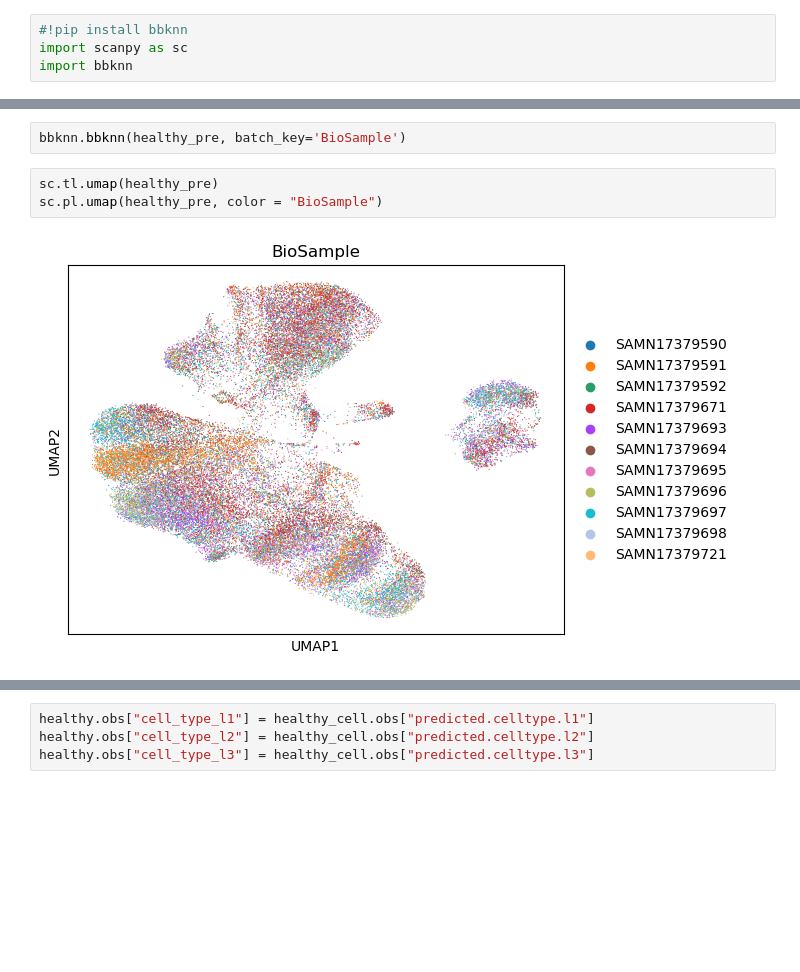
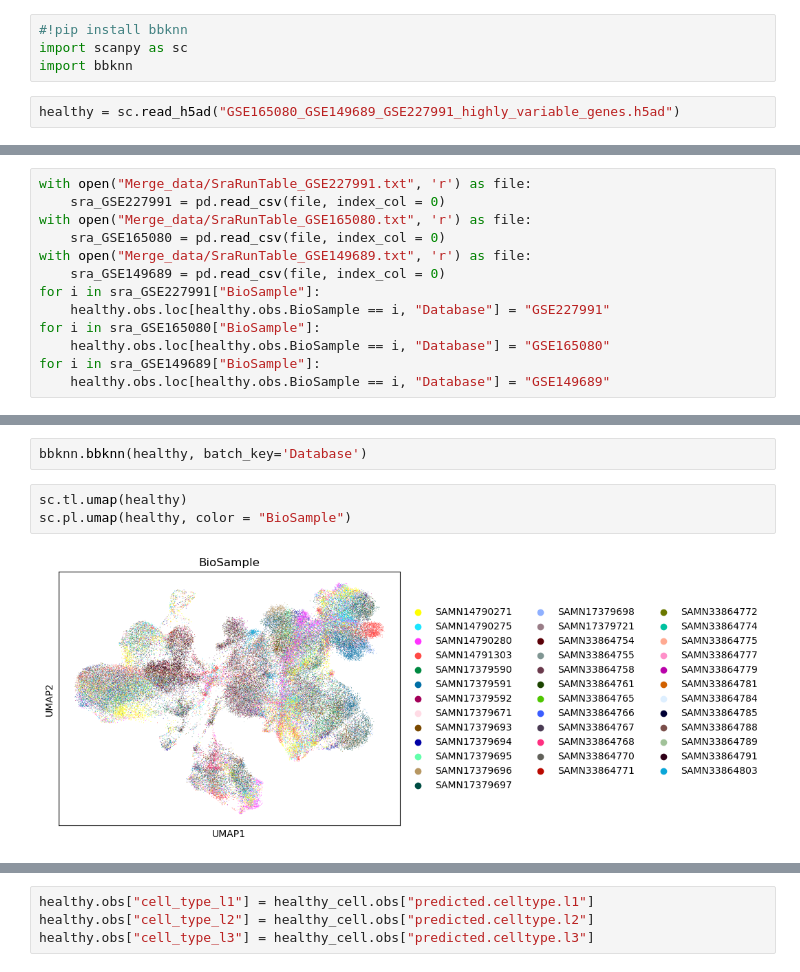
Before and after one commit to benson8902/Research, a Jupyter notebook: Code/Step3 Remove Batch Effect(After annotation).ipynb, the cells around one changed output, grey strips where cells are left out. Saved outputs shown, nothing was run; the diff lists cells and outputs as text; blank space fills up the shorter version.

```diff
--- a/Code/Step3 Remove Batch Effect(After annotation).ipynb
+++ b/Code/Step3 Remove Batch Effect(After annotation).ipynb
@@ -67,3 +29,5 @@ sc.pl.umap(healthy_pre, color = "BioSample")
 #!pip install bbknn
 import scanpy as sc
 import bbknn
+# %%
+healthy = sc.read_h5ad("GSE165080_GSE149689_GSE227991_highly_variable_genes.h5ad")
@@ -69,0 +44,13 @@ import bbknn
+# %%
+with open("Merge_data/SraRunTable_GSE227991.txt", 'r') as file:
+    sra_GSE227991 = pd.read_csv(file, index_col = 0)
+with open("Merge_data/SraRunTable_GSE165080.txt", 'r') as file:
+    sra_GSE165080 = pd.read_csv(file, index_col = 0)
+with open("Merge_data/SraRunTable_GSE149689.txt", 'r') as file:
+    sra_GSE149689 = pd.read_csv(file, index_col = 0)
+for i in sra_GSE227991["BioSample"]:
+    healthy.obs.loc[healthy.obs.BioSample == i, "Database"] = "GSE227991"
+for i in sra_GSE165080["BioSample"]:
+    healthy.obs.loc[healthy.obs.BioSample == i, "Database"] = "GSE165080"
+for i in sra_GSE149689["BioSample"]:
+    healthy.obs.loc[healthy.obs.BioSample == i, "Database"] = "GSE149689"
@@ -70,8 +74,8 @@ import bbknn
 # %%
-bbknn.bbknn(healthy_pre, batch_key='BioSample')
+bbknn.bbknn(healthy, batch_key='Database')
 # %%
-sc.tl.umap(healthy_pre)
-sc.pl.umap(healthy_pre, color = "BioSample")
+sc.tl.umap(healthy)
+sc.pl.umap(healthy, color = "BioSample")
 # %% [output]
-[figure, old version]
+[figure, new version]
 # %%
```
Also changed, not shown: parts of 32 cells of this notebook, 14 other files.
